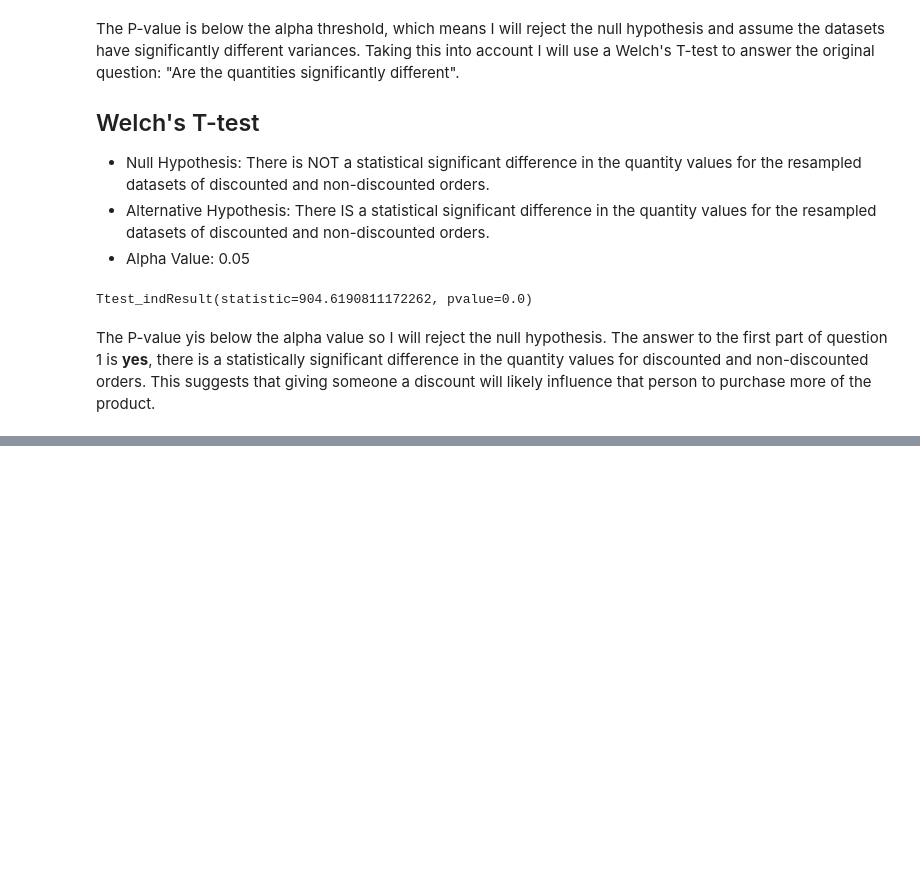
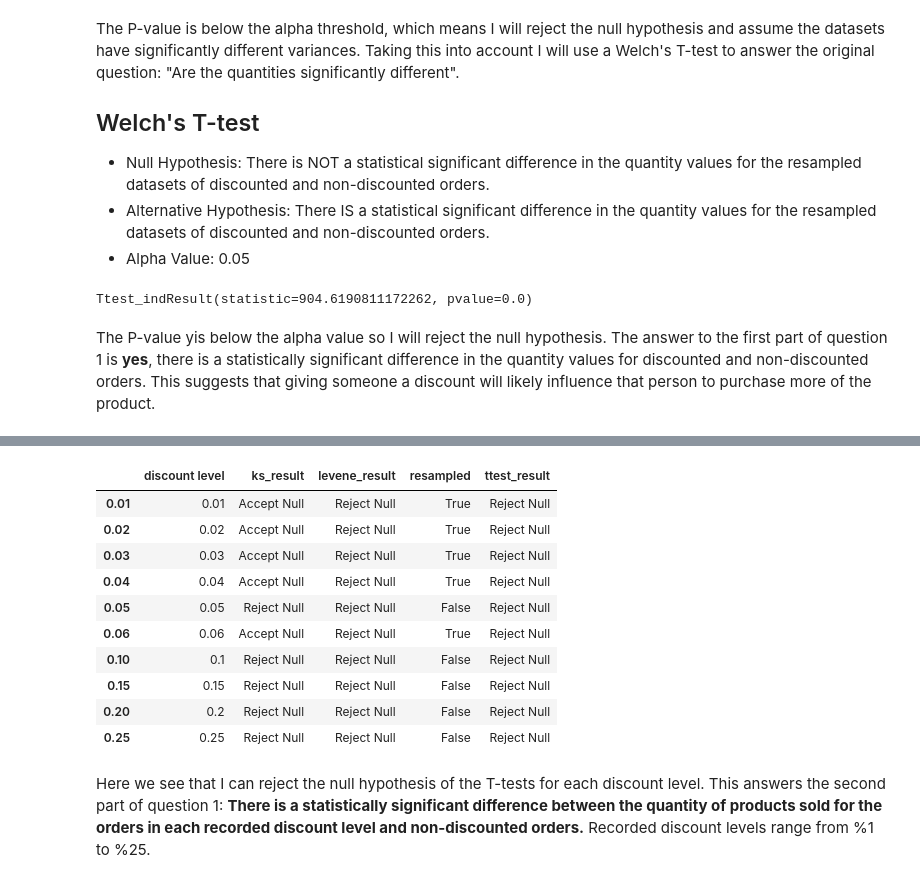
Before and after one commit to georgewillben/Northwind-Database-Statistical-Tests-Module-3-Project, a Jupyter notebook: Northwind_Statistical_Tests.ipynb, the cells around one changed output, grey strips where cells are left out. Saved outputs shown, nothing was run; the diff lists cells and outputs as text; code cells hidden in the pictures; blank space fills up the shorter version.

Commit message:
Question 1 part 2

```diff
--- a/Northwind_Statistical_Tests.ipynb
+++ b/Northwind_Statistical_Tests.ipynb
@@ -167,0 +172,5 @@ The P-value yis below the alpha value so I will reject the null hypothesis. The
+# %%
+# find all the different levels of discounts
+discount_levels = df['Discount'].unique()
+# print value counts for different levels of discounts
+df['Discount'].value_counts(normalize=True)
@@ -167,0 +208,54 @@ The P-value yis below the alpha value so I will reject the null hypothesis. The
+# %%
+# automated statistical tests
+# store all information in a list of dictionaries
+discount_sets = {}
+# loop through unique values
+for level in discount_levels:
+    if level != 0:
+        # set up inner dictionary
+        discount_sets[level] = {'discount level':level, 'data':None, 'resampled':False, 'ks_result':'Accept Null',
+                                'levene_result':'Accept Null', 'ttest_result':'Accept Null'}
+        # slice out a dataset for each discount level (non-discounted data already recorded)
+        dataset = df[df['Discount']==level]['Quantity']
+        discount_sets[level]['data'] = dataset
+        # check for normality using KS test
+        ks_stat, ks_pval = stats.kstest(dataset, 'norm', args=(dataset.mean(), dataset.std()))
+        if ks_pval < 0.05:
+            discount_sets[level]['ks_result'] = 'Reject Null'
+            # if data is not normal perform resampling
+        else:
+            dataset = get_resampled_means(dataset)
+            discount_sets[level]['resampled'] = True
+        # perform a Levene test
+        l_stat, l_pval = stats.levene(non_discounted_resampled, dataset)
+        # if the null hypothesis can be rejected (pval under 0.05),
+        # then use a Welch's T-test. Otherwise use a Student's T-test.
+        if l_pval < 0.05:
+            discount_sets[level]['levene_result'] = 'Reject Null'
+            # perform Welch's T-test
+            t_stat, t_pval = stats.ttest_ind(non_discounted_resampled, dataset, equal_var=True)
+        else:
+            # perform Student's T-Test
+            t_stat, t_pval = stats.ttest_ind(non_discounted_resampled, dataset, equal_var=False)
+        # recorde T-test results
+        discount_sets[level]['ttest_result'] = 'Reject Null'
+
+# put list of dictionaries into a pandas DataFrame
+results = pd.DataFrame(discount_sets)
+# process dataframe
+results = results.transpose().drop('data', axis=1).sort_values('discount level')
+results
+# %% [output]
+|  | discount level | ks_result | levene_result | resampled | ttest_result |
+| 0.01 | 0.01 | Accept Null | Reject Null | True | Reject Null |
+| 0.02 | 0.02 | Accept Null | Reject Null | True | Reject Null |
+| 0.03 | 0.03 | Accept Null | Reject Null | True | Reject Null |
+| 0.04 | 0.04 | Accept Null | Reject Null | True | Reject Null |
+| 0.05 | 0.05 | Reject Null | Reject Null | False | Reject Null |
+| 0.06 | 0.06 | Accept Null | Reject Null | True | Reject Null |
+| 0.10 | 0.1 | Reject Null | Reject Null | False | Reject Null |
+| 0.15 | 0.15 | Reject Null | Reject Null | False | Reject Null |
+| 0.20 | 0.2 | Reject Null | Reject Null | False | Reject Null |
+| 0.25 | 0.25 | Reject Null | Reject Null | False | Reject Null |
+# %% [markdown]
+Here we see that I can reject the null hypothesis of the T-tests for each discount level. This answers the second part of question 1: <strong>There is a statistically significant difference between the quantity of products sold for the orders in each recorded discount level and non-discounted orders.</strong> Recorded discount levels range from %1 to %25.
```
Also changed, not shown: parts of 5 cells of this notebook.
